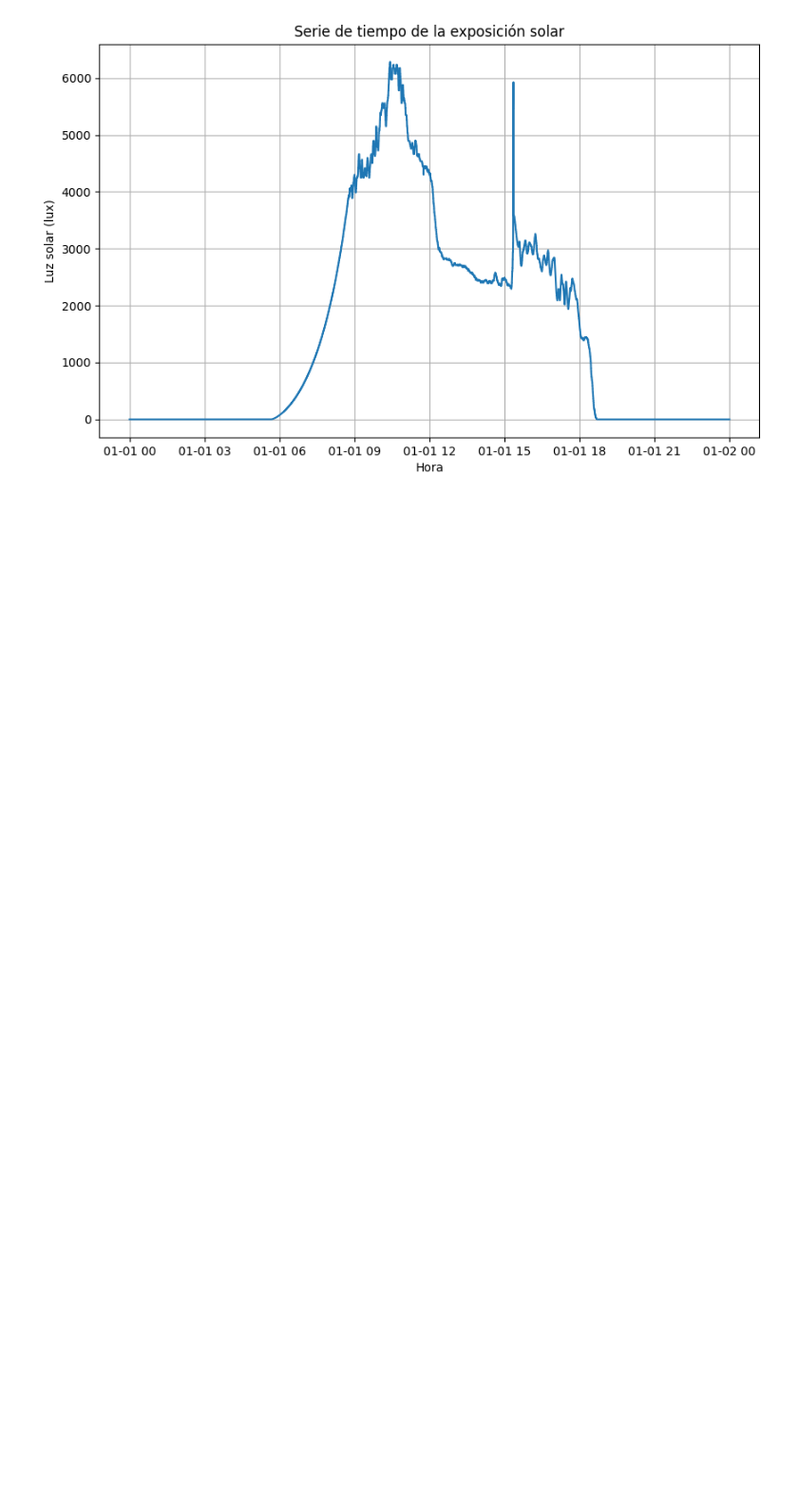
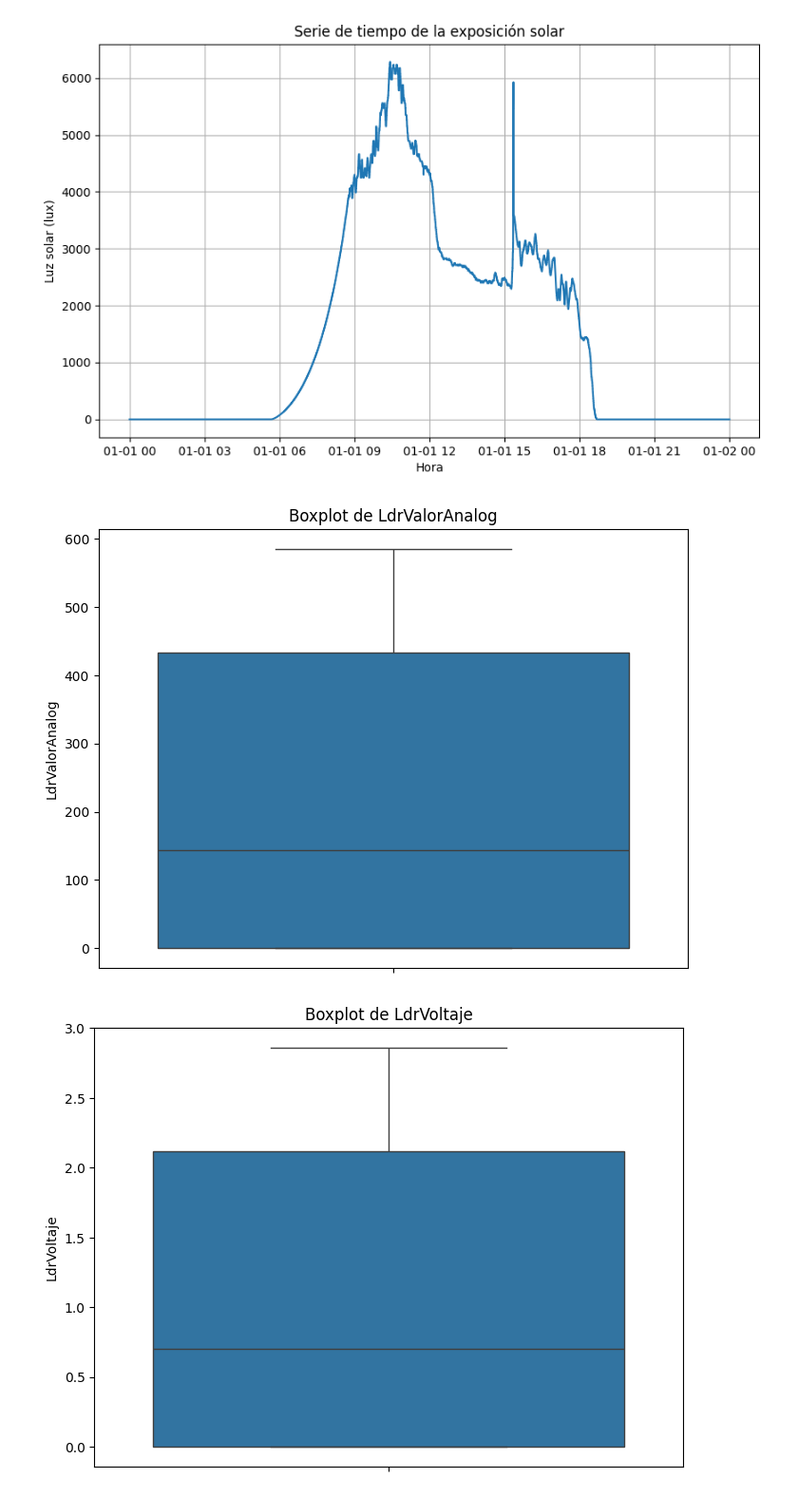
Before and after one commit to DiogoFabricioAG/CO2-Grupo-4, a Jupyter notebook: PC2/EDA_Arduino.ipynb, the cells around one changed output. Shown at 95% size. Cells and saved outputs as stored; diff of their text form; code cells hidden in the pictures; blank space fills up the shorter version.

```diff
--- a/PC2/EDA_Arduino.ipynb
+++ b/PC2/EDA_Arduino.ipynb
@@ -171,2 +171,13 @@ plt.show()
 # %% [output]
 [figure]
+# %%
+# Crea boxplots para cada variable numérica
+for columna in columnas_numericas:
+    plt.figure(figsize=(8, 6))  # Ajusta el tamaño de la figura si es necesario
+    sns.boxplot(y=df[columna])  # Crea el boxplot para la columna actual
+    plt.title(f'Boxplot de {columna}')  # Agrega un título al gráfico
+    plt.ylabel(columna)  # Etiqueta el eje y
+    plt.show()  # Muestra el gráfico
+# %% [output]
+[figure, added]
+[figure, added]
```
Also changed, not shown: parts of 4 cells of this notebook.
